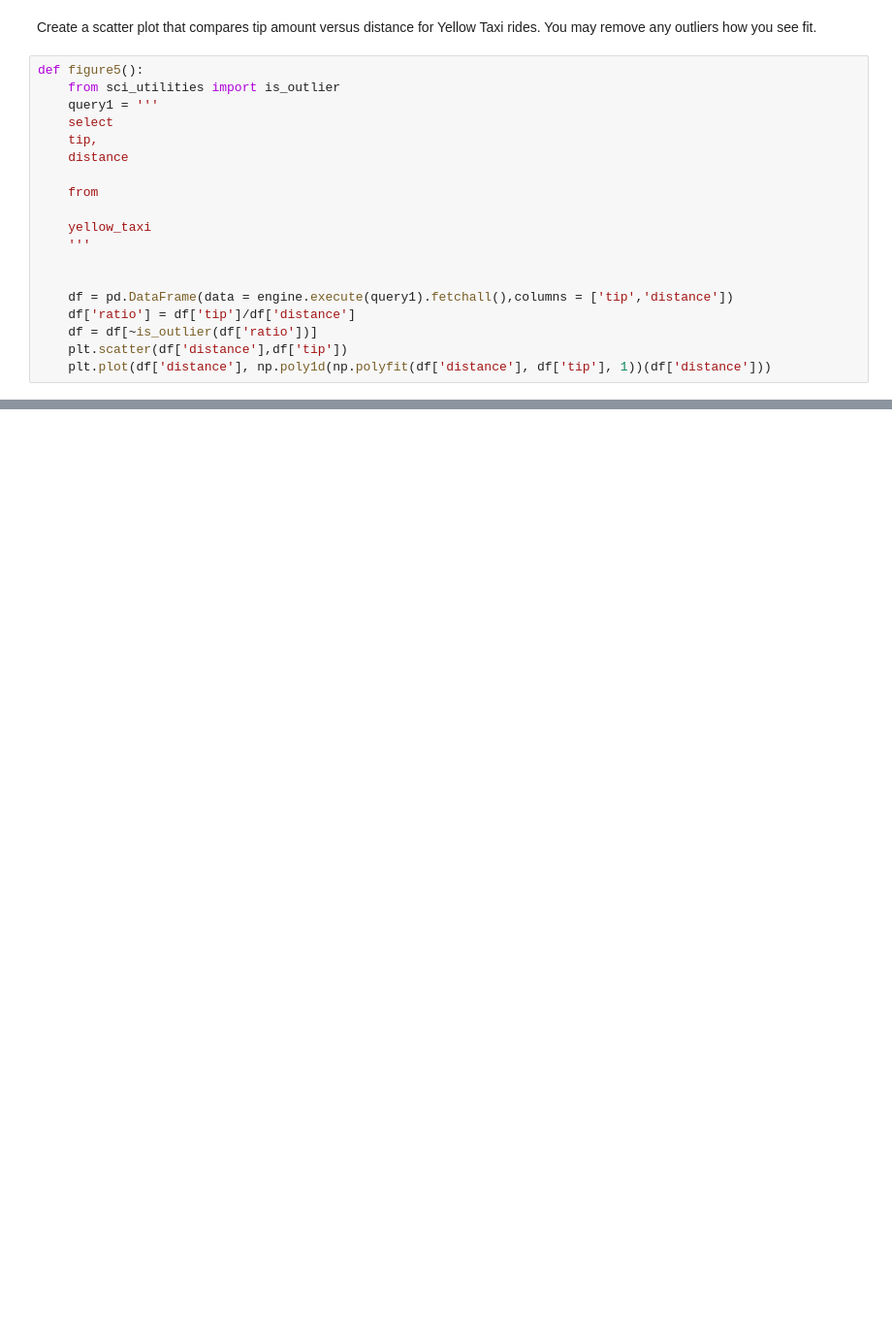
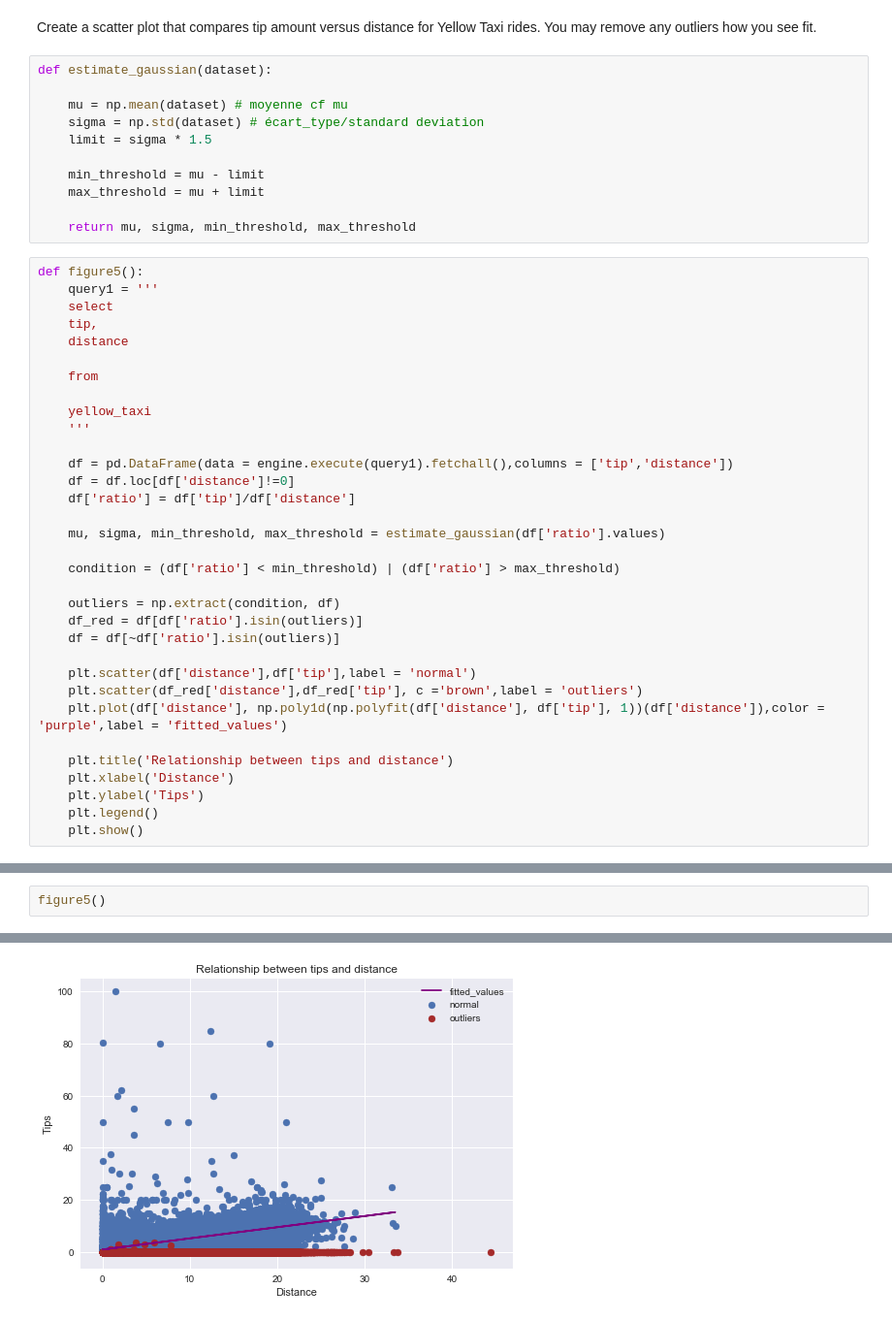
Before and after one commit to ZhengjiWang125/UberTaxisAnalysis, a Jupyter notebook: Final Project.ipynb, the cells around one changed output, grey strips where cells are left out. Shown: that part at 97% size. Drawn from its saved outputs; the diff is of its cells as text; blank space fills up the shorter version.

```diff
--- a/Final Project.ipynb
+++ b/Final Project.ipynb
@@ -986,9 +970,19 @@ figure4()
 [interactive output not drawn]
 # %% [markdown]
 Create a scatter plot that compares tip amount versus distance for Yellow Taxi rides. You may remove any outliers how you see fit.
+# %%
+def estimate_gaussian(dataset):
+
+    mu = np.mean(dataset) # moyenne cf mu
+    sigma = np.std(dataset) # écart_type/standard deviation
+    limit = sigma * 1.5
+
+    min_threshold = mu - limit
+    max_threshold = mu + limit
+
+    return mu, sigma, min_threshold, max_threshold
 # %%
 def figure5():
-    from sci_utilities import is_outlier
     query1 = '''
     select
     tip,
@@ -999,9 +993,24 @@ def figure5():
     yellow_taxi
     '''
 
+    df = pd.DataFrame(data = engine.execute(query1).fetchall(),columns = ['tip','distance'])
+    df = df.loc[df['distance']!=0]
+    df['ratio'] = df['tip']/df['distance']
 
-    df = pd.DataFrame(data = engine.execute(query1).fetchall(),columns = ['tip','distance'])
-    df['ratio'] = df['tip']/df['distance']
-    df = df[~is_outlier(df['ratio'])]
-    plt.scatter(df['distance'],df['tip'])
-    plt.plot(df['distance'], np.poly1d(np.polyfit(df['distance'], df['tip'], 1))(df['distance']))
+    mu, sigma, min_threshold, max_threshold = estimate_gaussian(df['ratio'].values)
+
+    condition = (df['ratio'] < min_threshold) | (df['ratio'] > max_threshold)
+
+    outliers = np.extract(condition, df)
+    df_red = df[df['ratio'].isin(outliers)]
+    df = df[~df['ratio'].isin(outliers)]
+
+    plt.scatter(df['distance'],df['tip'],label = 'normal')
+    plt.scatter(df_red['distance'],df_red['tip'], c ='brown',label = 'outliers')
+    plt.plot(df['distance'], np.poly1d(np.polyfit(df['distance'], df['tip'], 1))(df['distance']),color = 'purple',label = 'fitted_values')
+
+    plt.title('Relationship between tips and distance')
+    plt.xlabel('Distance')
+    plt.ylabel('Tips')
+    plt.legend()
+    plt.show()
@@ -1019,0 +1017,3 @@ ModuleNotFoundError: No module named 'sci_utilities'
+# %%
+figure5()
+# %% [output]
@@ -1019,0 +1030 @@ ModuleNotFoundError: No module named 'sci_utilities'
+[figure, added]
```
Also changed, not shown: parts of 6 cells of this notebook.
